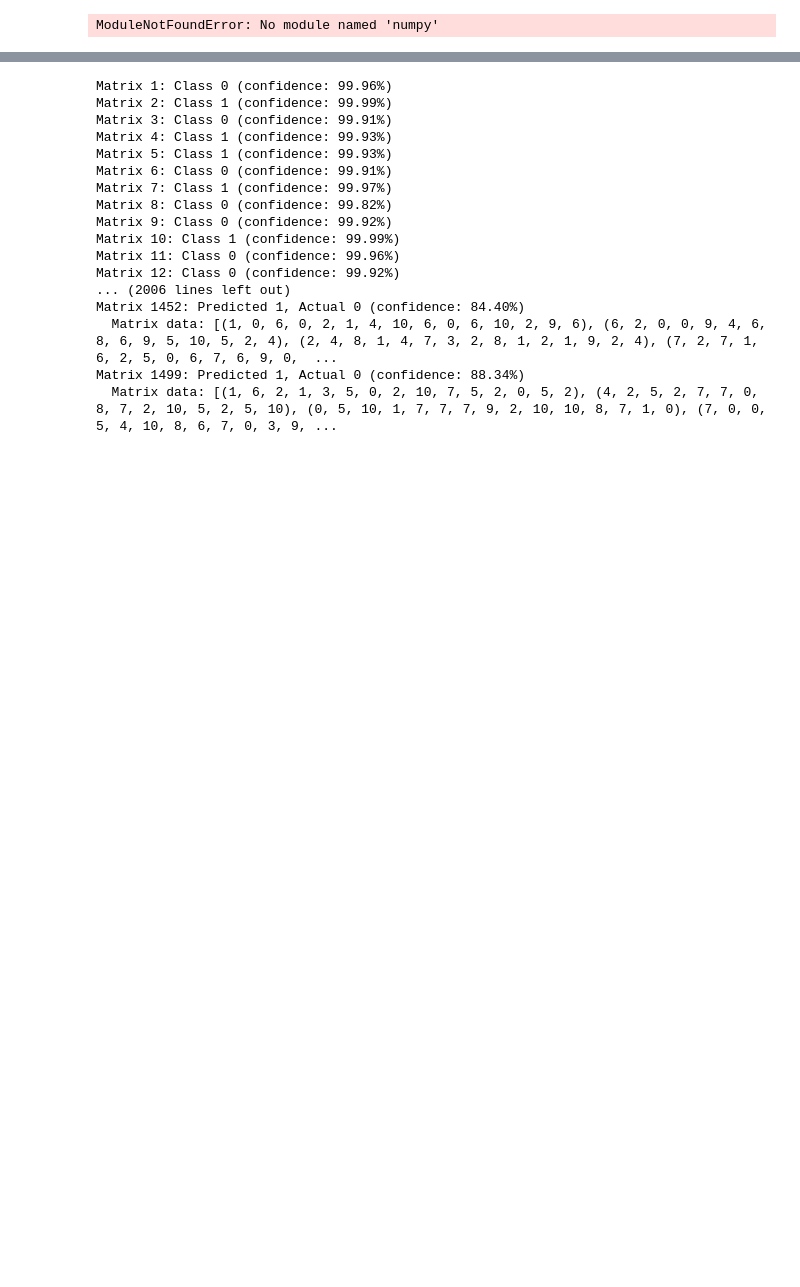
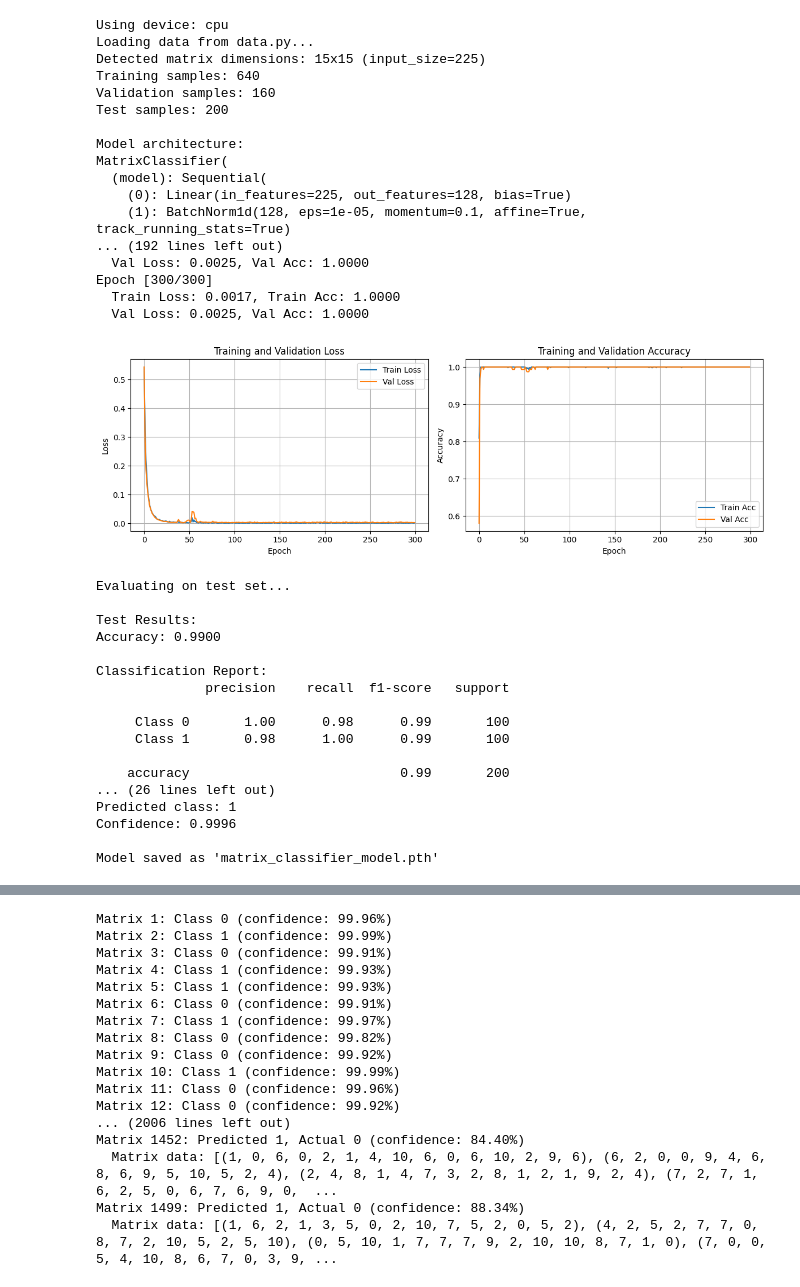
Before and after one commit to andrew-tawfeek/knot_mosaics, a Jupyter notebook: training/model.ipynb, the cells around one changed output, grey strips where cells are left out. Drawn from its saved outputs; the diff is of its cells as text; code cells hidden in the pictures; blank space fills up the shorter version.

Commit message:
path adjustment for model import

```diff
--- a/training/model.ipynb
+++ b/training/model.ipynb
@@ -103,7 +107,8 @@ def train_model(model, train_loader, val_loader, epochs=100, lr=0.001):
 
     criterion = nn.BCELoss()
     optimizer = optim.Adam(model.parameters(), lr=lr)
-    scheduler = optim.lr_scheduler.ReduceLROnPlateau(optimizer, mode='min', patience=10, factor=0.5)
+    scheduler = optim.lr_scheduler.ReduceLROnPlateau(
+        optimizer, mode='min', patience=10, factor=0.5)
 
     train_losses = []
     val_losses = []
@@ -165,7 +170,8 @@ def train_model(model, train_loader, val_loader, epochs=100, lr=0.001):
 
         if (epoch + 1) % 10 == 0:
             print(f'Epoch [{epoch+1}/{epochs}]')
-            print(f'  Train Loss: {avg_train_loss:.4f}, Train Acc: {train_acc:.4f}')
+            print(
+                f'  Train Loss: {avg_train_loss:.4f}, Train Acc: {train_acc:.4f}')
             print(f'  Val Loss: {avg_val_loss:.4f}, Val Acc: {val_acc:.4f}')
 
     return train_losses, val_losses, train_accs, val_accs
@@ -221,7 +227,8 @@ def main():
 
     # Calculate input size from matrix dimensions
     input_size = matrix_rows * matrix_cols
-    print(f"Detected matrix dimensions: {matrix_rows}x{matrix_cols} (input_size={input_size})")
+    print(
+        f"Detected matrix dimensions: {matrix_rows}x{matrix_cols} (input_size={input_size})")
 
     # Split data
     X_train, X_test, y_train, y_test = train_test_split(
@@ -242,9 +249,11 @@ def main():
     test_dataset = MatrixDataset(X_test, y_test)
 
     batch_size = 32
-    train_loader = DataLoader(train_dataset, batch_size=batch_size, shuffle=True)
+    train_loader = DataLoader(
+        train_dataset, batch_size=batch_size, shuffle=True)
     val_loader = DataLoader(val_dataset, batch_size=batch_size, shuffle=False)
-    test_loader = DataLoader(test_dataset, batch_size=batch_size, shuffle=False)
+    test_loader = DataLoader(
+        test_dataset, batch_size=batch_size, shuffle=False)
 
     # Initialize model
     model = MatrixClassifier(
@@ -283,7 +292,8 @@ def main():
     print("\nTest Results:")
     print(f"Accuracy: {accuracy_score(test_targets, test_preds):.4f}")
     print("\nClassification Report:")
-    print(classification_report(test_targets, test_preds, target_names=['Class 0', 'Class 1']))
+    print(classification_report(test_targets, test_preds,
+          target_names=['Class 0', 'Class 1']))
     print("\nConfusion Matrix:")
     print(confusion_matrix(test_targets, test_preds))
 
@@ -294,7 +304,8 @@ def main():
     example_matrix = X_test[0] if len(X_test) > 0 else matrices[0]
 
     prediction, confidence = predict_single_matrix(model, example_matrix)
-    print(f"Input matrix ({matrix_rows}x{matrix_cols}):\n{np.array(example_matrix)}")
+    print(
+        f"Input matrix ({matrix_rows}x{matrix_cols}):\n{np.array(example_matrix)}")
     print(f"Predicted class: {prediction}")
     print(f"Confidence: {confidence:.4f}")
 
@@ -313,34 +324,68 @@ def load_and_use_model(model_path='matrix_classifier_model.pth'):
     input_size = matrix_rows * matrix_cols
 
     # Initialize model with same architecture
     model = MatrixClassifier(
         input_size=input_size,
         hidden_sizes=[128, 64, 32],
         dropout_rate=0.2
     ).to(device)
 
     # Load saved weights
     model.load_state_dict(torch.load(model_path, map_location=device))
     model.eval()
 
     # Example usage with detected dimensions
     test_matrix = np.random.randint(0, 11, size=(matrix_rows, matrix_cols))
     prediction, confidence = predict_single_matrix(model, test_matrix)
 
     print(f"Test matrix ({matrix_rows}x{matrix_cols}):\n{test_matrix}")
     print(f"Prediction: {prediction}, Confidence: {confidence:.4f}")
 
     return model
 
 
 if __name__ == "__main__":
     # Train a new model
     trained_model = main()
 
     # Or load and use an existing model
     # loaded_model = load_and_use_model('matrix_classifier_model.pth')
 # %% [output]
-ModuleNotFoundError: No module named 'numpy'
+Using device: cpu
+Loading data from data.py...
+Detected matrix dimensions: 15x15 (input_size=225)
+Training samples: 640
+Validation samples: 160
+Test samples: 200
+
+Model architecture:
+MatrixClassifier(
+  (model): Sequential(
+    (0): Linear(in_features=225, out_features=128, bias=True)
+    (1): BatchNorm1d(128, eps=1e-05, momentum=0.1, affine=True, track_running_stats=True)
+... (192 lines left out)
+  Val Loss: 0.0025, Val Acc: 1.0000
+Epoch [300/300]
+  Train Loss: 0.0017, Train Acc: 1.0000
+  Val Loss: 0.0025, Val Acc: 1.0000
+[figure, added]
+Evaluating on test set...
+
+Test Results:
+Accuracy: 0.9900
+
+Classification Report:
+              precision    recall  f1-score   support
+
+     Class 0       1.00      0.98      0.99       100
+     Class 1       0.98      1.00      0.99       100
+
+    accuracy                           0.99       200
+... (26 lines left out)
+Predicted class: 1
+Confidence: 0.9996
+
+Model saved as 'matrix_classifier_model.pth'
 # %%
 import time
 start_time = time.time()
```
Also changed, not shown: parts of 3 cells of this notebook, 1 other file.
